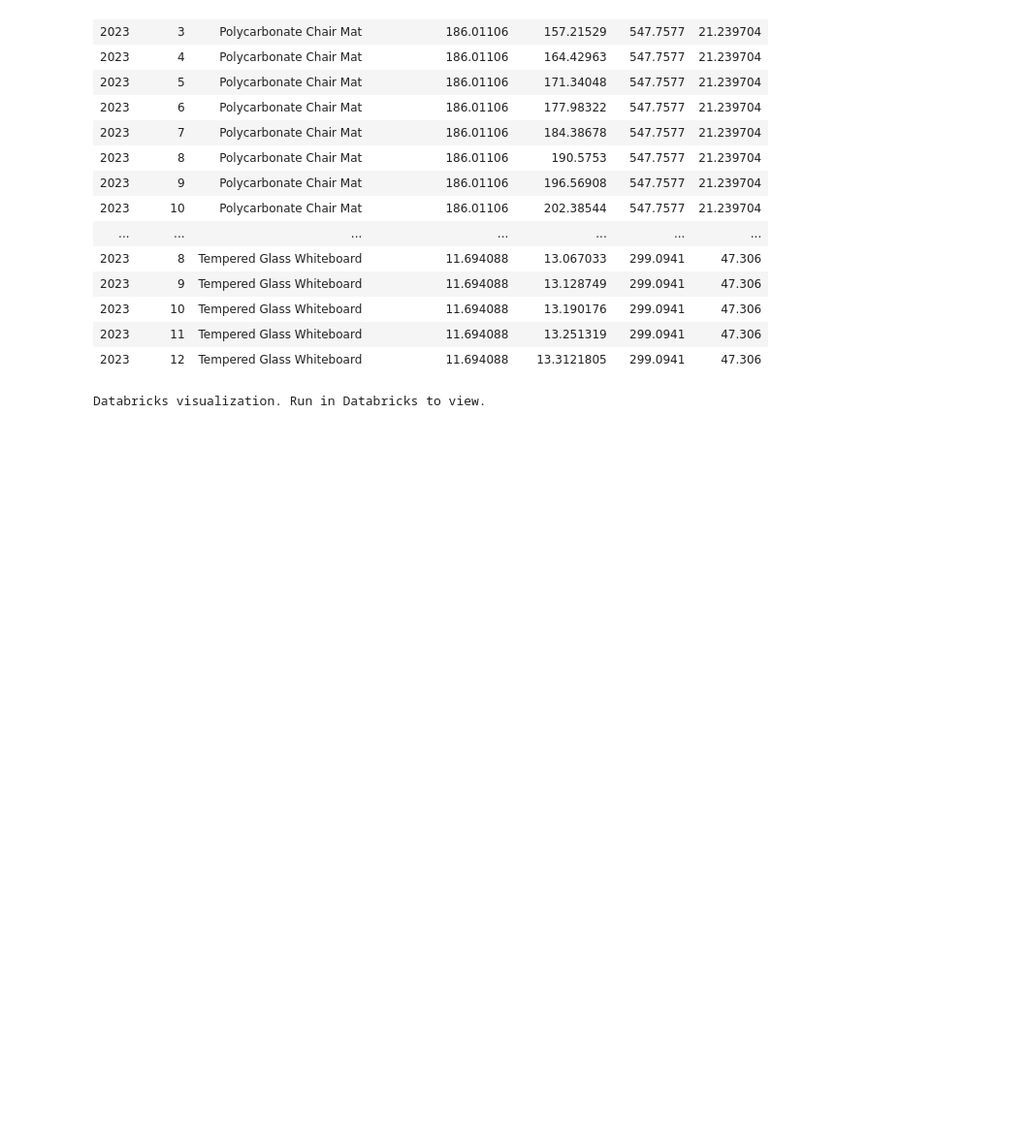
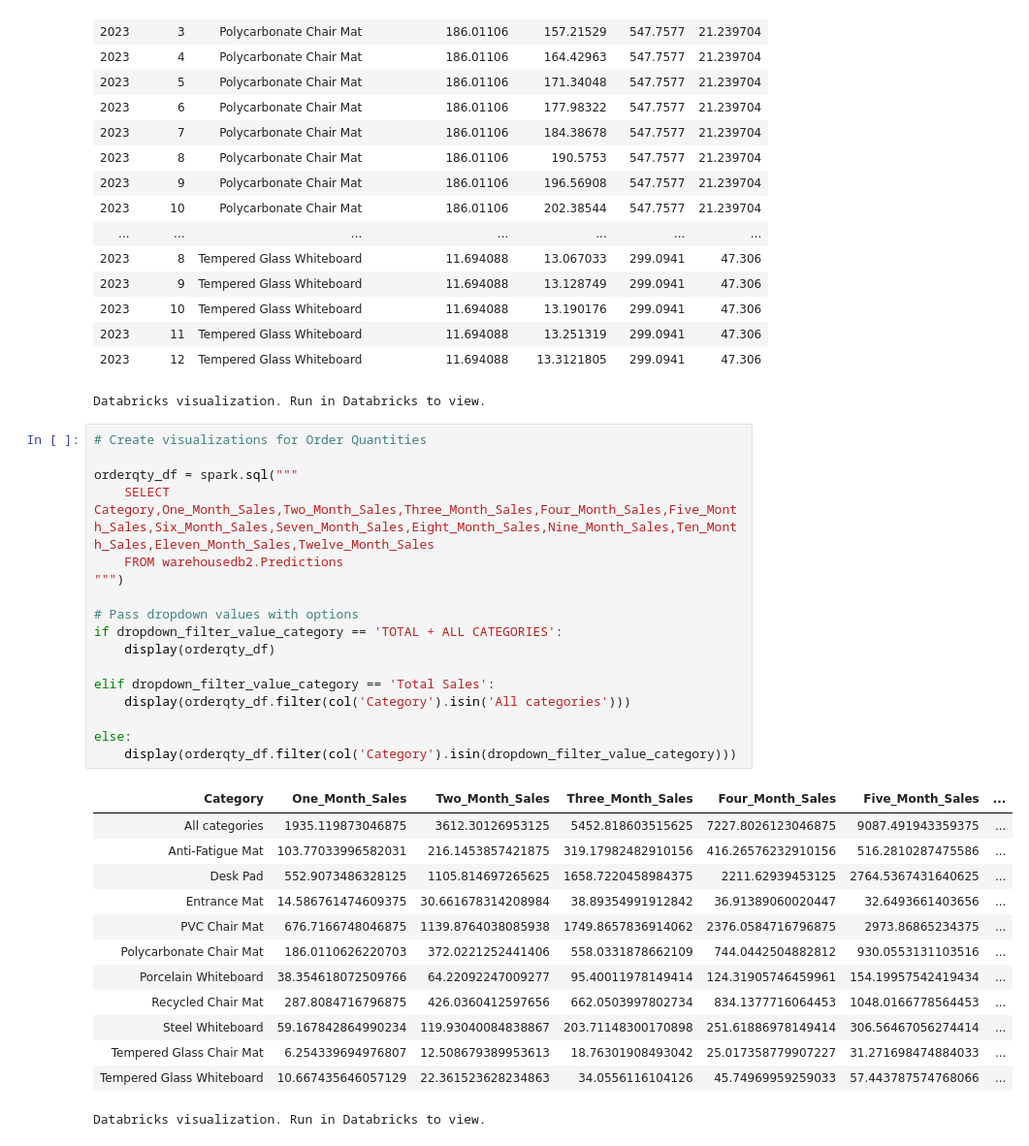
Before and after one commit to saraparveen26/Sales-Volume-Forecasting, a Jupyter notebook: Notebooks_Databricks/Jupyter_Notebooks/Predictions_Dashboard_Notebook.ipynb, the cells around one changed output. Shown: that part at 97% size. Saved outputs shown, nothing was run; the diff lists cells and outputs as text; blank space fills up the shorter version.

Commit message:
notebooks updated with monthly predictions

```diff
--- a/Notebooks_Databricks/Jupyter_Notebooks/Predictions_Dashboard_Notebook.ipynb
+++ b/Notebooks_Databricks/Jupyter_Notebooks/Predictions_Dashboard_Notebook.ipynb
@@ -101,3 +101,34 @@ display(predictions_df)
 | 2023 | 11 | Tempered Glass Whiteboard | 11.694088 | 13.251319 | 299.0941 | 47.306 |
 | 2023 | 12 | Tempered Glass Whiteboard | 11.694088 | 13.3121805 | 299.0941 | 47.306 |
 Databricks visualization. Run in Databricks to view.
+# %%
+# Create visualizations for Order Quantities
+
+orderqty_df = spark.sql("""
+    SELECT Category,One_Month_Sales,Two_Month_Sales,Three_Month_Sales,Four_Month_Sales,Five_Month_Sales,Six_Month_Sales,Seven_Month_Sales,Eight_Month_Sales,Nine_Month_Sales,Ten_Month_Sales,Eleven_Month_Sales,Twelve_Month_Sales
+    FROM warehousedb2.Predictions
+""")
+
+# Pass dropdown values with options
+if dropdown_filter_value_category == 'TOTAL + ALL CATEGORIES':
+    display(orderqty_df)
+
+elif dropdown_filter_value_category == 'Total Sales':
+    display(orderqty_df.filter(col('Category').isin('All categories')))
+
+else:
+    display(orderqty_df.filter(col('Category').isin(dropdown_filter_value_category)))
+# %% [output]
+| Category | One_Month_Sales | Two_Month_Sales | Three_Month_Sales | Four_Month_Sales | Five_Month_Sales | ... |
+| All categories | 1935.119873046875 | 3612.30126953125 | 5452.818603515625 | 7227.8026123046875 | 9087.491943359375 | ... |
+| Anti-Fatigue Mat | 103.77033996582031 | 216.1453857421875 | 319.17982482910156 | 416.26576232910156 | 516.2810287475586 | ... |
+| Desk Pad | 552.9073486328125 | 1105.814697265625 | 1658.7220458984375 | 2211.62939453125 | 2764.5367431640625 | ... |
+| Entrance Mat | 14.586761474609375 | 30.661678314208984 | 38.89354991912842 | 36.91389060020447 | 32.6493661403656 | ... |
+| PVC Chair Mat | 676.7166748046875 | 1139.8764038085938 | 1749.8657836914062 | 2376.0584716796875 | 2973.86865234375 | ... |
+| Polycarbonate Chair Mat | 186.0110626220703 | 372.0221252441406 | 558.0331878662109 | 744.0442504882812 | 930.0553131103516 | ... |
+| Porcelain Whiteboard | 38.354618072509766 | 64.22092247009277 | 95.40011978149414 | 124.31905746459961 | 154.19957542419434 | ... |
+| Recycled Chair Mat | 287.8084716796875 | 426.0360412597656 | 662.0503997802734 | 834.1377716064453 | 1048.0166778564453 | ... |
+| Steel Whiteboard | 59.167842864990234 | 119.93040084838867 | 203.71148300170898 | 251.61886978149414 | 306.56467056274414 | ... |
+| Tempered Glass Chair Mat | 6.254339694976807 | 12.508679389953613 | 18.76301908493042 | 25.017358779907227 | 31.271698474884033 | ... |
+| Tempered Glass Whiteboard | 10.667435646057129 | 22.361523628234863 | 34.0556116104126 | 45.74969959259033 | 57.443787574768066 | ... |
+Databricks visualization. Run in Databricks to view.
```
Also changed, not shown: 5 other files.
